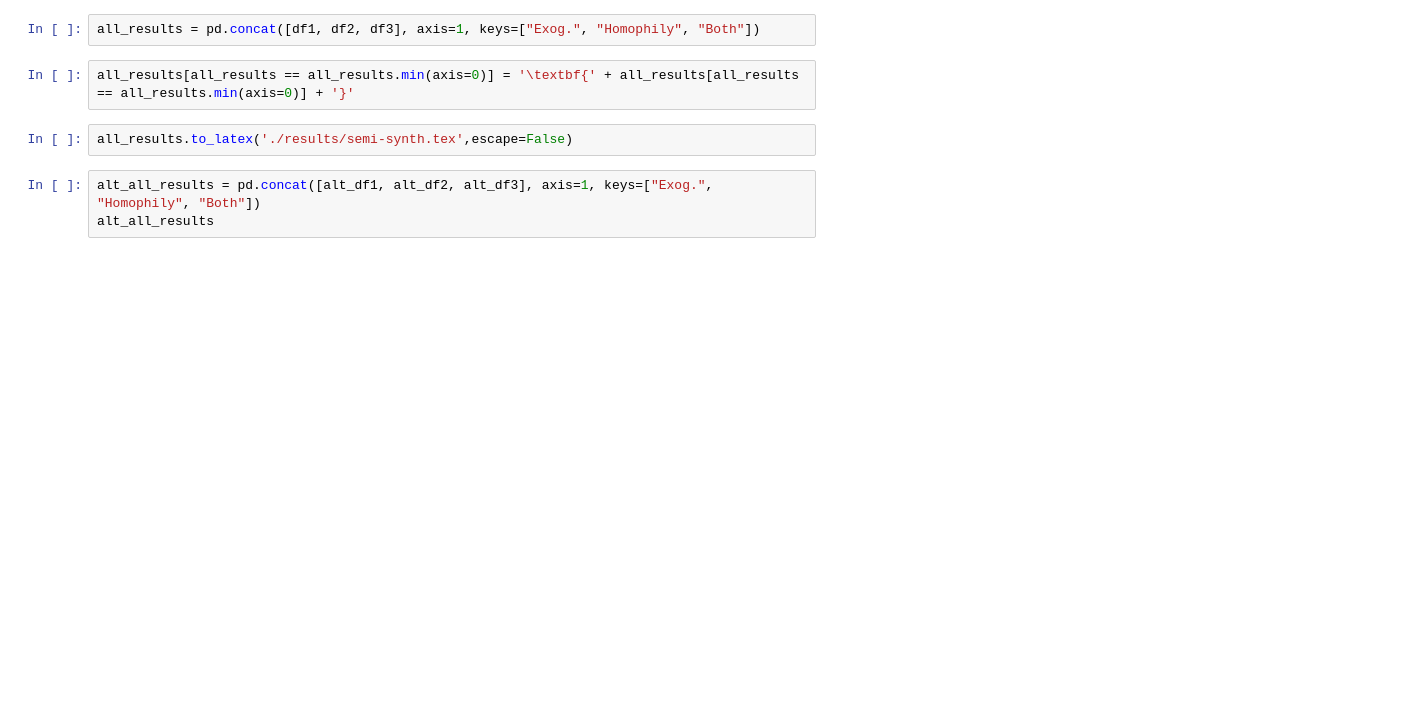
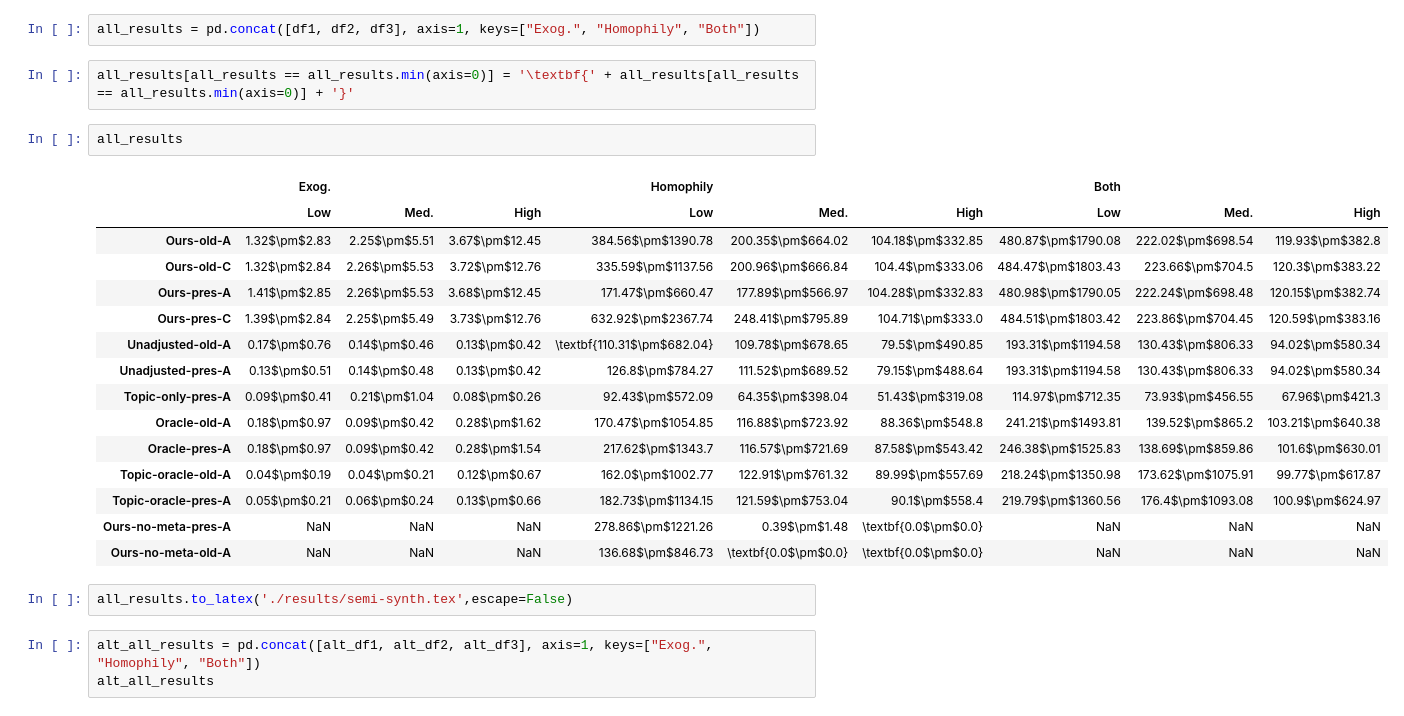
Before and after one commit to fitzgeraldja/PIF-DSBMM-DPF, a Jupyter notebook: src/pif_dsbmm_dpf/citation/citation_paper_results.ipynb, the cells around one changed output. Drawn from its saved outputs; the diff is of its cells as text; blank space fills up the shorter version.

```diff
--- a/src/pif_dsbmm_dpf/citation/citation_paper_results.ipynb
+++ b/src/pif_dsbmm_dpf/citation/citation_paper_results.ipynb
@@ -201,6 +224,24 @@ df3,alt_df3 = print_table(exp_results, regime1, models)
 all_results = pd.concat([df1, df2, df3], axis=1, keys=["Exog.", "Homophily", "Both"])
 # %%
 all_results[all_results == all_results.min(axis=0)] = '\textbf{' + all_results[all_results == all_results.min(axis=0)] + '}'
+# %%
+all_results
+# %% [output]
+|  | Exog. |  |  | Homophily |  |  | Both |  |  |
+|  | Low | Med. | High | Low | Med. | High | Low | Med. | High |
+| Ours-old-A | 1.32$\pm$2.83 | 2.25$\pm$5.51 | 3.67$\pm$12.45 | 384.56$\pm$1390.78 | 200.35$\pm$664.02 | 104.18$\pm$332.85 | 480.87$\pm$1790.08 | 222.02$\pm$698.54 | 119.93$\pm$382.8 |
+| Ours-old-C | 1.32$\pm$2.84 | 2.26$\pm$5.53 | 3.72$\pm$12.76 | 335.59$\pm$1137.56 | 200.96$\pm$666.84 | 104.4$\pm$333.06 | 484.47$\pm$1803.43 | 223.66$\pm$704.5 | 120.3$\pm$383.22 |
+| Ours-pres-A | 1.41$\pm$2.85 | 2.26$\pm$5.53 | 3.68$\pm$12.45 | 171.47$\pm$660.47 | 177.89$\pm$566.97 | 104.28$\pm$332.83 | 480.98$\pm$1790.05 | 222.24$\pm$698.48 | 120.15$\pm$382.74 |
+| Ours-pres-C | 1.39$\pm$2.84 | 2.25$\pm$5.49 | 3.73$\pm$12.76 | 632.92$\pm$2367.74 | 248.41$\pm$795.89 | 104.71$\pm$333.0 | 484.51$\pm$1803.42 | 223.86$\pm$704.45 | 120.59$\pm$383.16 |
+| Unadjusted-old-A | 0.17$\pm$0.76 | 0.14$\pm$0.46 | 0.13$\pm$0.42 | \textbf{110.31$\pm$682.04} | 109.78$\pm$678.65 | 79.5$\pm$490.85 | 193.31$\pm$1194.58 | 130.43$\pm$806.33 | 94.02$\pm$580.34 |
+| Unadjusted-pres-A | 0.13$\pm$0.51 | 0.14$\pm$0.48 | 0.13$\pm$0.42 | 126.8$\pm$784.27 | 111.52$\pm$689.52 | 79.15$\pm$488.64 | 193.31$\pm$1194.58 | 130.43$\pm$806.33 | 94.02$\pm$580.34 |
+| Topic-only-pres-A | 0.09$\pm$0.41 | 0.21$\pm$1.04 | 0.08$\pm$0.26 | 92.43$\pm$572.09 | 64.35$\pm$398.04 | 51.43$\pm$319.08 | 114.97$\pm$712.35 | 73.93$\pm$456.55 | 67.96$\pm$421.3 |
+| Oracle-old-A | 0.18$\pm$0.97 | 0.09$\pm$0.42 | 0.28$\pm$1.62 | 170.47$\pm$1054.85 | 116.88$\pm$723.92 | 88.36$\pm$548.8 | 241.21$\pm$1493.81 | 139.52$\pm$865.2 | 103.21$\pm$640.38 |
+| Oracle-pres-A | 0.18$\pm$0.97 | 0.09$\pm$0.42 | 0.28$\pm$1.54 | 217.62$\pm$1343.7 | 116.57$\pm$721.69 | 87.58$\pm$543.42 | 246.38$\pm$1525.83 | 138.69$\pm$859.86 | 101.6$\pm$630.01 |
+| Topic-oracle-old-A | 0.04$\pm$0.19 | 0.04$\pm$0.21 | 0.12$\pm$0.67 | 162.0$\pm$1002.77 | 122.91$\pm$761.32 | 89.99$\pm$557.69 | 218.24$\pm$1350.98 | 173.62$\pm$1075.91 | 99.77$\pm$617.87 |
+| Topic-oracle-pres-A | 0.05$\pm$0.21 | 0.06$\pm$0.24 | 0.13$\pm$0.66 | 182.73$\pm$1134.15 | 121.59$\pm$753.04 | 90.1$\pm$558.4 | 219.79$\pm$1360.56 | 176.4$\pm$1093.08 | 100.9$\pm$624.97 |
+| Ours-no-meta-pres-A | NaN | NaN | NaN | 278.86$\pm$1221.26 | 0.39$\pm$1.48 | \textbf{0.0$\pm$0.0} | NaN | NaN | NaN |
+| Ours-no-meta-old-A | NaN | NaN | NaN | 136.68$\pm$846.73 | \textbf{0.0$\pm$0.0} | \textbf{0.0$\pm$0.0} | NaN | NaN | NaN |
 # %%
 all_results.to_latex('./results/semi-synth.tex',escape=False)
 # %%
```
Also changed, not shown: parts of 9 cells of this notebook, 4 other files.
